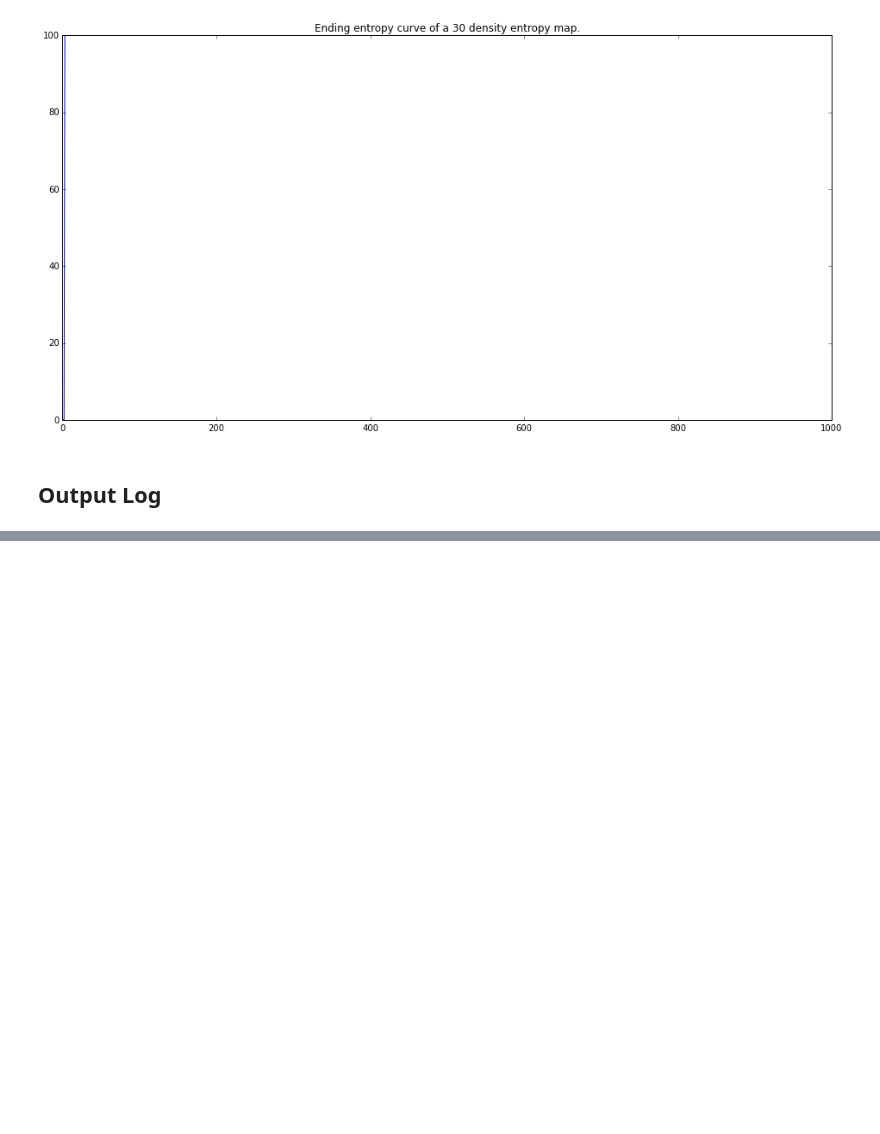
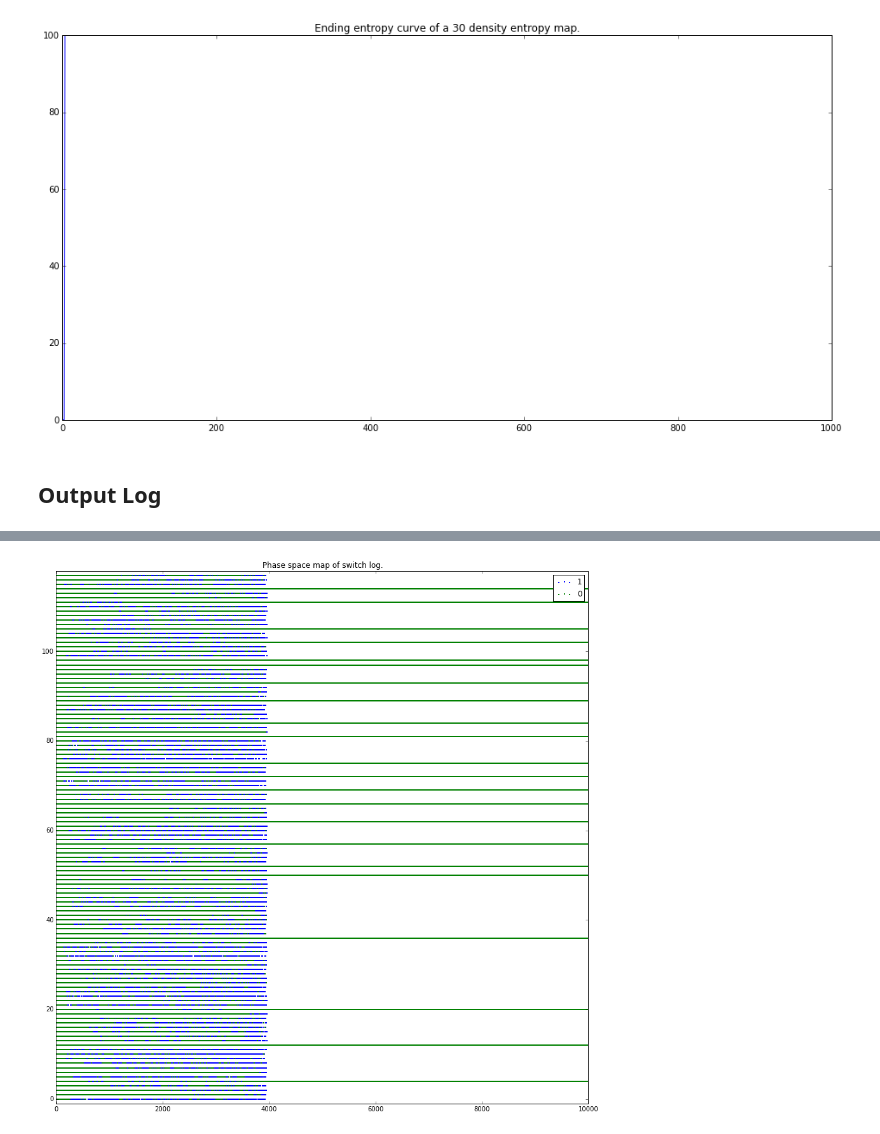
Before and after one commit to davidgljay/relmodels, a Jupyter notebook: Relnetwork 1.0.ipynb, the cells around one changed output, grey strips where cells are left out. Saved outputs shown, nothing was run; the diff lists cells and outputs as text; code cells hidden in the pictures; blank space fills up the shorter version.

```diff
--- a/Relnetwork 1.0.ipynb
+++ b/Relnetwork 1.0.ipynb
@@ -440,0 +460,17 @@ phasespacemap(logs["output_log"],[1,2], "Phase space map of output log.",True)
+# %%
+config = {}
+config["max_entropy"]=100
+config["reduction_on_receive"]=2
+config["increase_on_send"]=1
+config["state_array_length"]=20
+config["neighborhood_size"]=5
+config["starting_entropy"]=0
+
+data = []
+
+l = Landscape(15,75,config)
+logs = l.run(10000)
+dividers=[i for i in xrange(-1,3)]
+phasespacemap(logs["switch_log"],[1,0,2], "Phase space map of switch log.",False, "equals")
+# %% [output]
+[figure, added]
```
Also changed, not shown: parts of 10 cells of this notebook.
